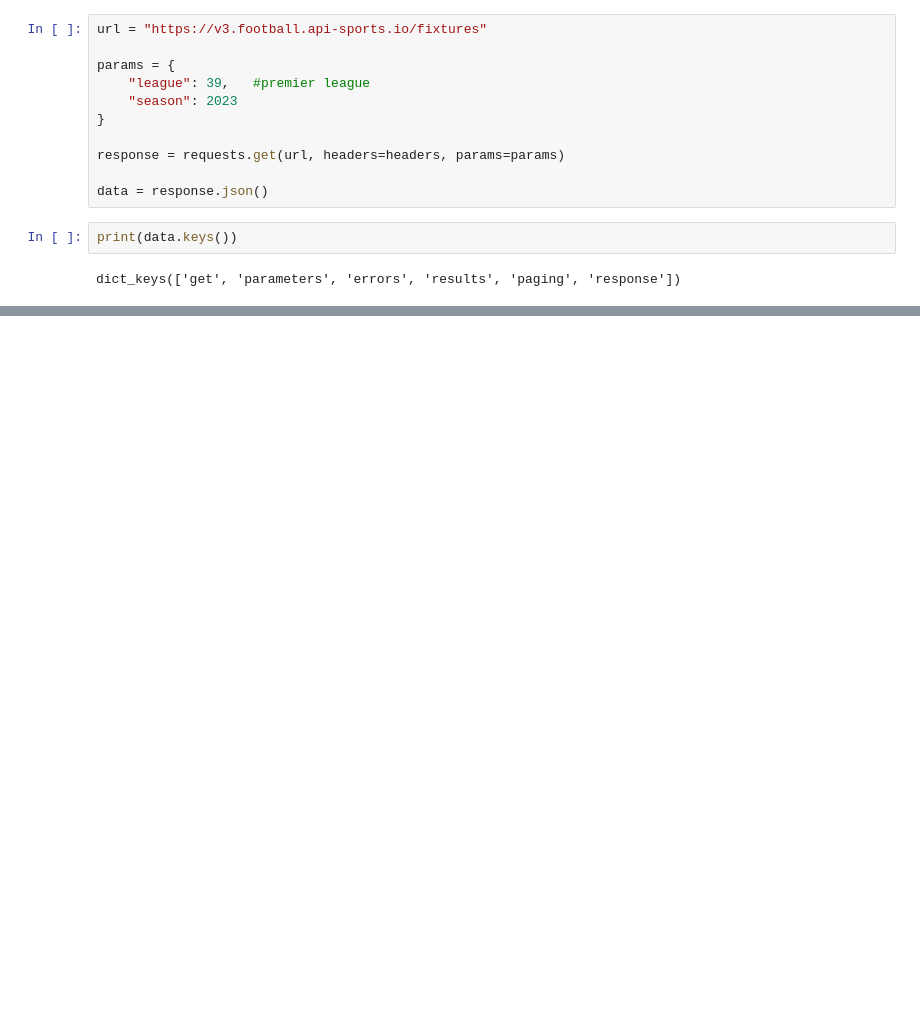
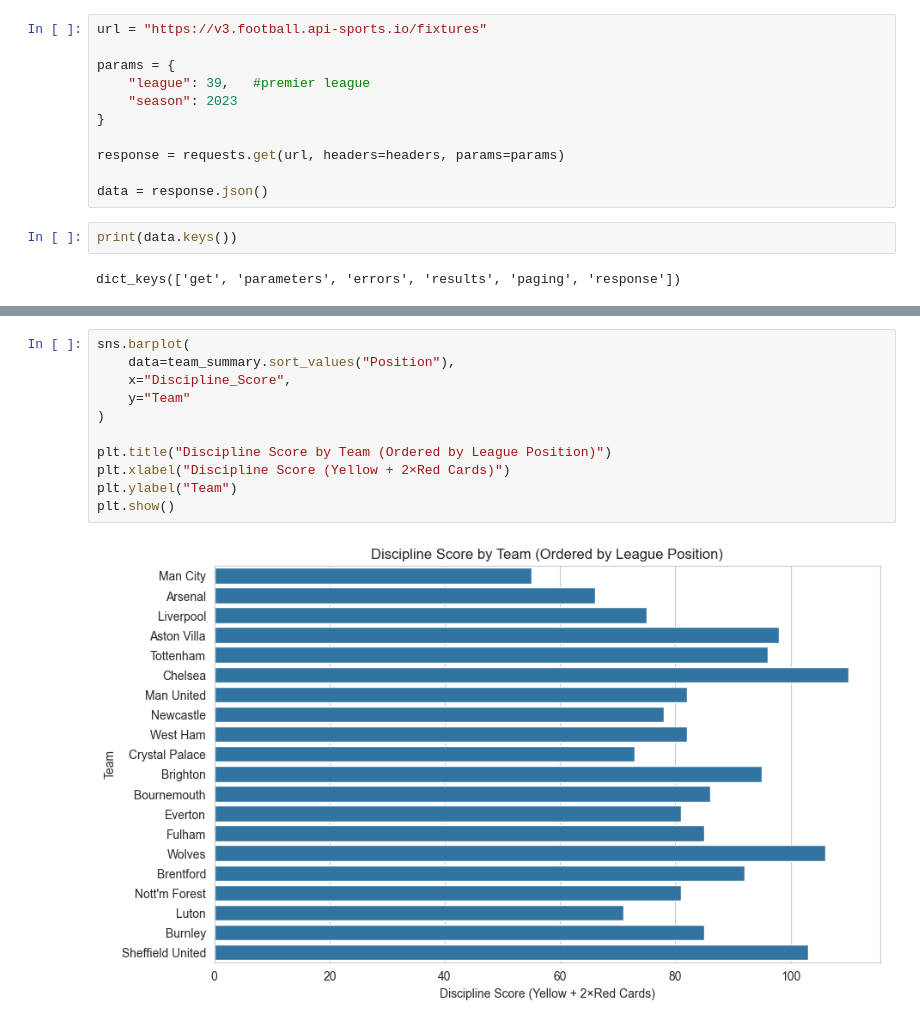
Before and after one commit to radhikaurhekar/projectfootball, a Jupyter notebook: notebooks/football code.ipynb, the cells around one changed output, grey strips where cells are left out. Saved outputs shown, nothing was run; the diff lists cells and outputs as text; blank space fills up the shorter version.

```diff
--- a/notebooks/football code.ipynb
+++ b/notebooks/football code.ipynb
@@ -109,0 +536,13 @@ os.getcwd()
+# %%
+sns.barplot(
+    data=team_summary.sort_values("Position"),
+    x="Discipline_Score",
+    y="Team"
+)
+
+plt.title("Discipline Score by Team (Ordered by League Position)")
+plt.xlabel("Discipline Score (Yellow + 2×Red Cards)")
+plt.ylabel("Team")
+plt.show()
+# %% [output]
+[figure, added]
```
Also changed, not shown: parts of 51 cells of this notebook, 5 other files.
